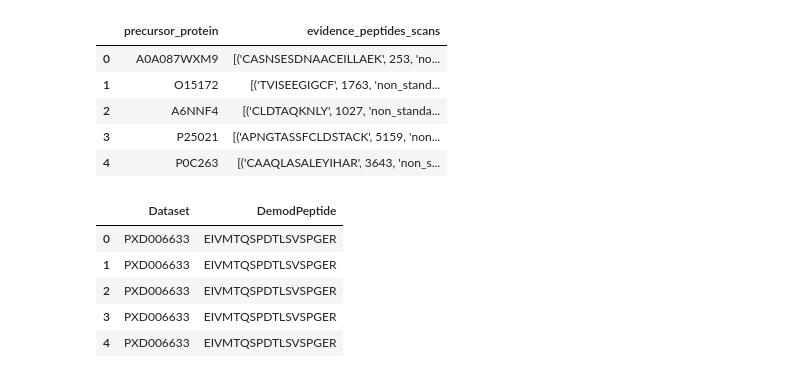
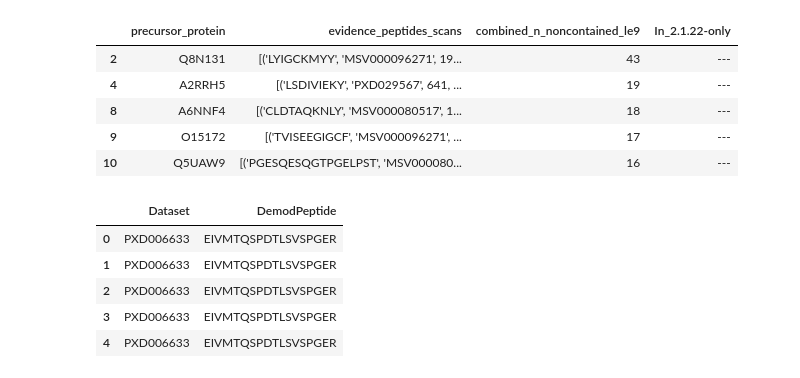
Before and after one commit to Daniel-Xkan/Protein_id_reanalysis, a Jupyter notebook: MassiveKB_vs_PA/psm_compare/datasetlevel.ipynb, the cells around one changed output. Saved outputs shown, nothing was run; the diff lists cells and outputs as text; code cells hidden in the pictures.

```diff
--- a/MassiveKB_vs_PA/psm_compare/datasetlevel.ipynb
+++ b/MassiveKB_vs_PA/psm_compare/datasetlevel.ipynb
@@ -1,14 +1,24 @@
 # %%
 import pandas as pd
 df = pd.read_csv("retrievable_peptides.tsv", sep="\t")
+
+# Keep rows with combined_n_noncontained_le9 >= 2
+if "combined_n_noncontained_le9" in df.columns:
+    df = df[pd.to_numeric(df["combined_n_noncontained_le9"], errors="coerce").ge(2)].copy()
+
+# Keep rows where In_2.1.22-only is --- / empty / NA
+if "In_2.1.22-only" in df.columns:
+    col = df["In_2.1.22-only"].astype("string").str.strip()
+    mask = col.eq("---") | col.isna() | col.eq("")
+    df = df[mask].copy()
 df.head()
 # %% [output]
-|  | precursor_protein | evidence_peptides_scans |
-| 0 | A0A087WXM9 | [('CASNSESDNAACEILLAEK', 253, 'no... |
-| 1 | O15172 | [('TVISEEGIGCF', 1763, 'non_stand... |
-| 2 | A6NNF4 | [('CLDTAQKNLY', 1027, 'non_standa... |
-| 3 | P25021 | [('APNGTASSFCLDSTACK', 5159, 'non... |
-| 4 | P0C263 | [('CAAQLASALEYIHAR', 3643, 'non_s... |
+|  | precursor_protein | evidence_peptides_scans | combined_n_noncontained_le9 | In_2.1.22-only |
+| 2 | Q8N131 | [('LYIGCKMYY', 'MSV000096271', 19... | 43 | --- |
+| 4 | A2RRH5 | [('LSDIVIEKY', 'PXD029567', 641, ... | 19 | --- |
+| 8 | A6NNF4 | [('CLDTAQKNLY', 'MSV000080517', 1... | 18 | --- |
+| 9 | O15172 | [('TVISEEGIGCF', 'MSV000096271', ... | 17 | --- |
+| 10 | Q5UAW9 | [('PGESQESQGTPGELPST', 'MSV000080... | 16 | --- |
 # %%
 df_pa = pd.read_csv("all_usi_Nov2025.xlsx - all_usi.tsv", sep="\t", usecols=["Dataset", "DemodPeptide"])
 df_pa.head()
```
Also changed, not shown: parts of 1 cell of this notebook, 1 other file.
